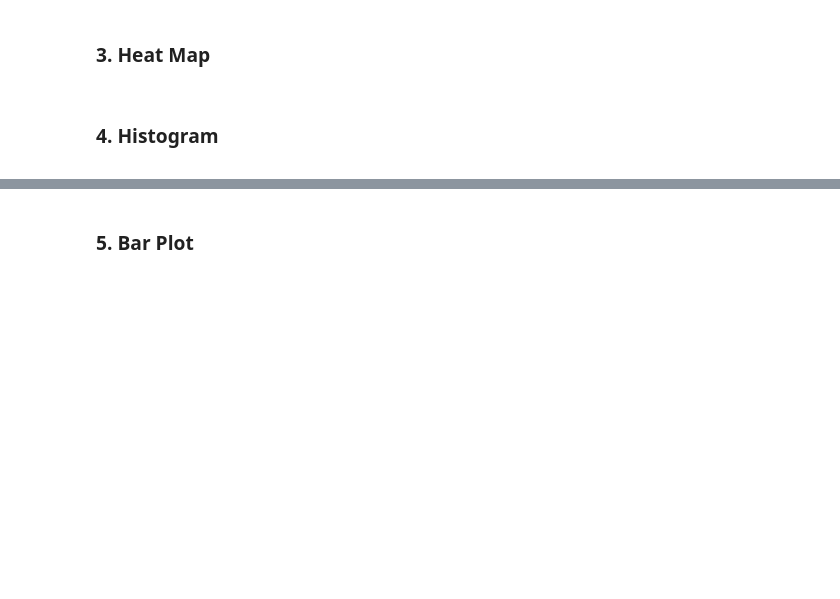
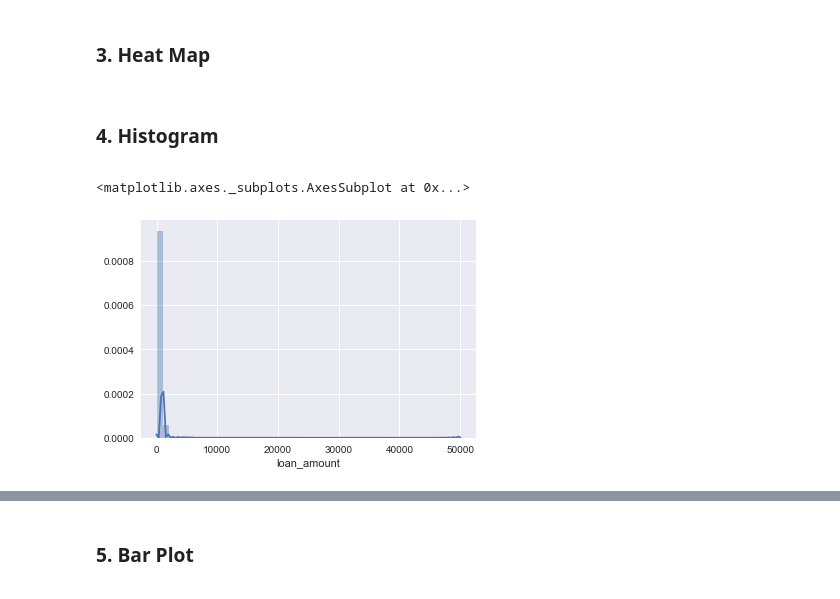
Before and after one commit to DeltaAnalytics/machine_learning_for_good, a Jupyter notebook: module_1_descriptive_statistics/1_3_exploratory_data_analysis.ipynb, the cells around one changed output, grey strips where cells are left out. Drawn from its saved outputs; the diff is of its cells as text; code cells hidden in the pictures; blank space fills up the shorter version.

```diff
--- a/module_1_descriptive_statistics/1_3_exploratory_data_analysis.ipynb
+++ b/module_1_descriptive_statistics/1_3_exploratory_data_analysis.ipynb
@@ -104,3 +104,8 @@ Furthermore, and quite important, we notice loan amount and terms.loan_amount lo
 # %% [markdown]
 ### 4. Histogram
 <a id='histogram'></a>
+# %%
+sns.distplot(df['loan_amount'].dropna(axis = 0))
+# %% [output]
+<matplotlib.axes._subplots.AxesSubplot at 0x...>
+[figure, added]
```
Also changed, not shown: parts of 3 cells of this notebook.
